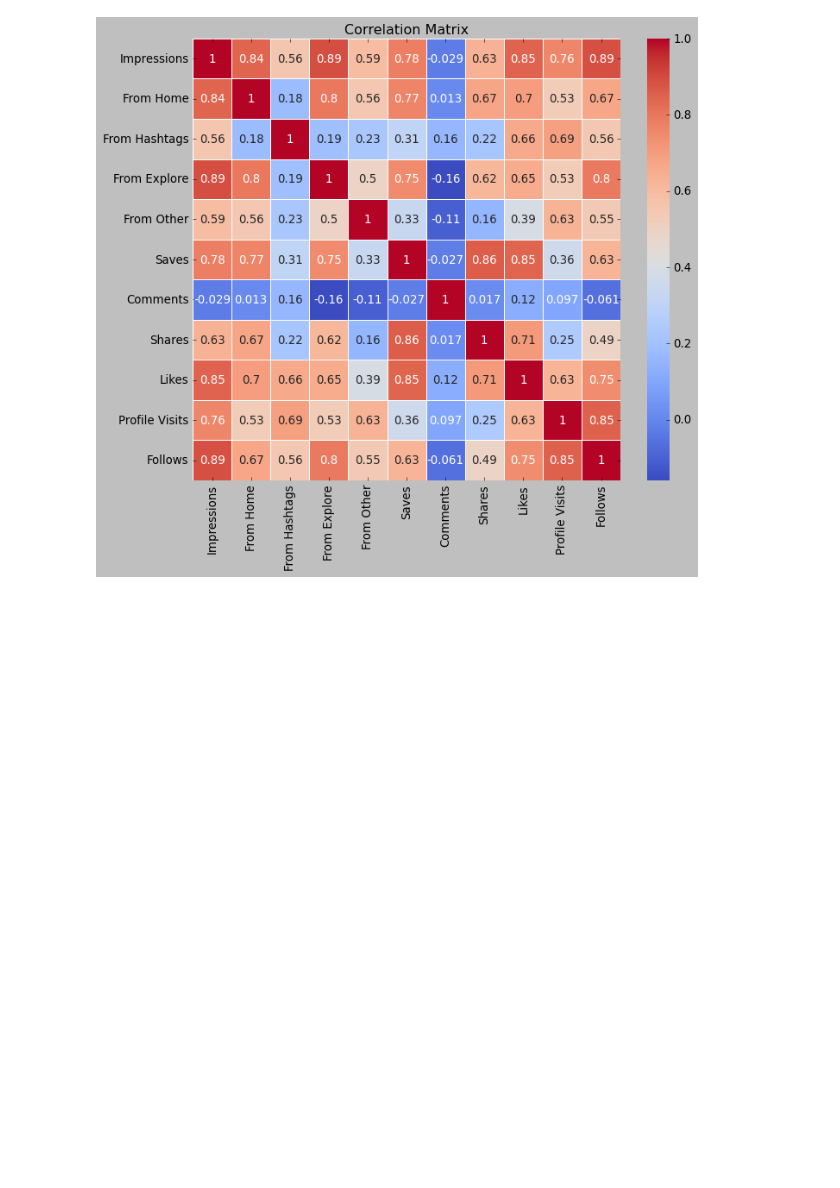
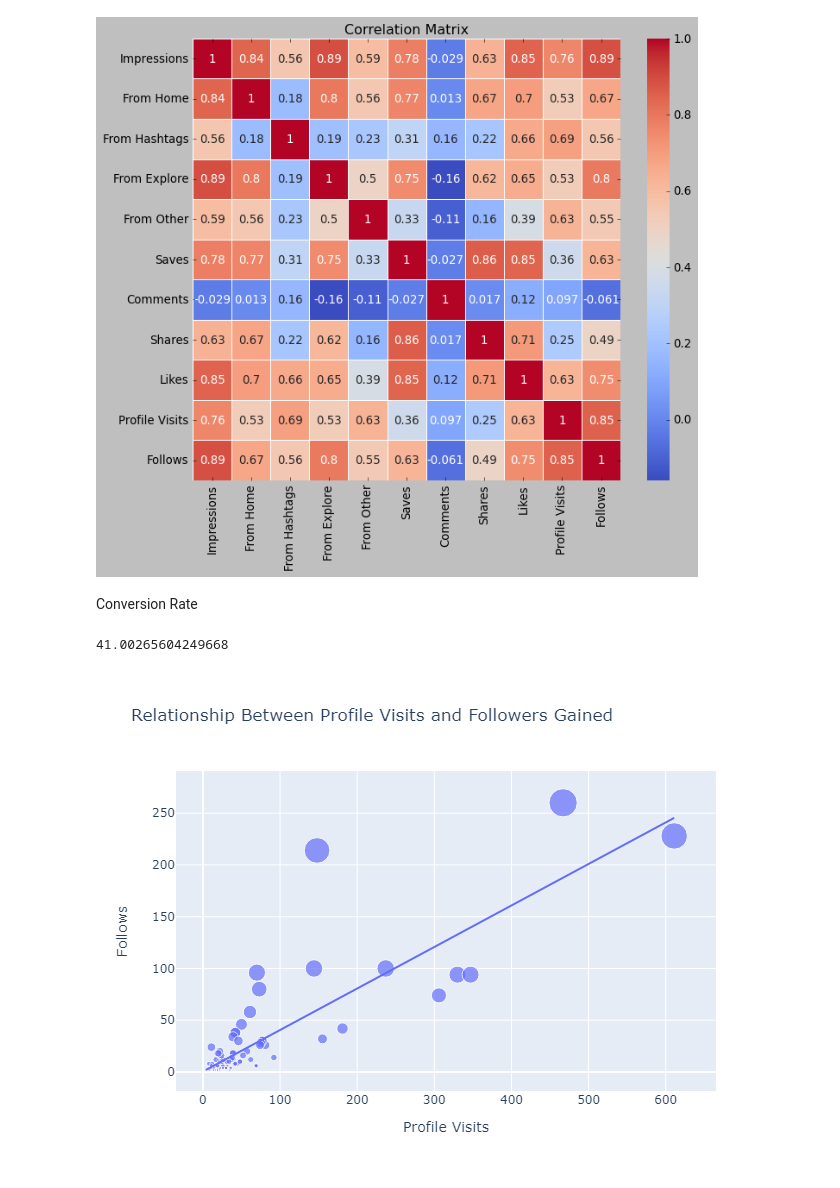
Before and after one commit to NANITH777/ML-DL-Examples, a Jupyter notebook: Instagram Inpressions/intagram.ipynb, the cells around one changed output. Drawn from its saved outputs; the diff is of its cells as text; code cells hidden in the pictures; blank space fills up the shorter version.

Commit message:
Conversion Rate

```diff
--- a/Instagram Inpressions/intagram.ipynb
+++ b/Instagram Inpressions/intagram.ipynb
@@ -209,3 +214,19 @@ plt.title('Correlation Matrix')
 plt.show()
 # %% [output]
 [figure]
+# %% [markdown]
+Conversion Rate
+# %%
+conversion_rate = (df["Follows"].sum() / df["Profile Visits"].sum()) * 100
+print(conversion_rate)
+# %% [output]
+41.00265604249668
+# %%
+fig6 = px.scatter(data_frame = df, x="Profile Visits",y="Follows", size="Follows", trendline="ols",
+                    title = "Relationship Between Profile Visits and Followers Gained")
+fig6.show()
+# %%
+fig6.write_image("fig6.png")
+display(Image(filename="fig6.png"))
+# %% [output]
+[figure, added]
```
Also changed, not shown: parts of 1 cell of this notebook, 2 other files.
